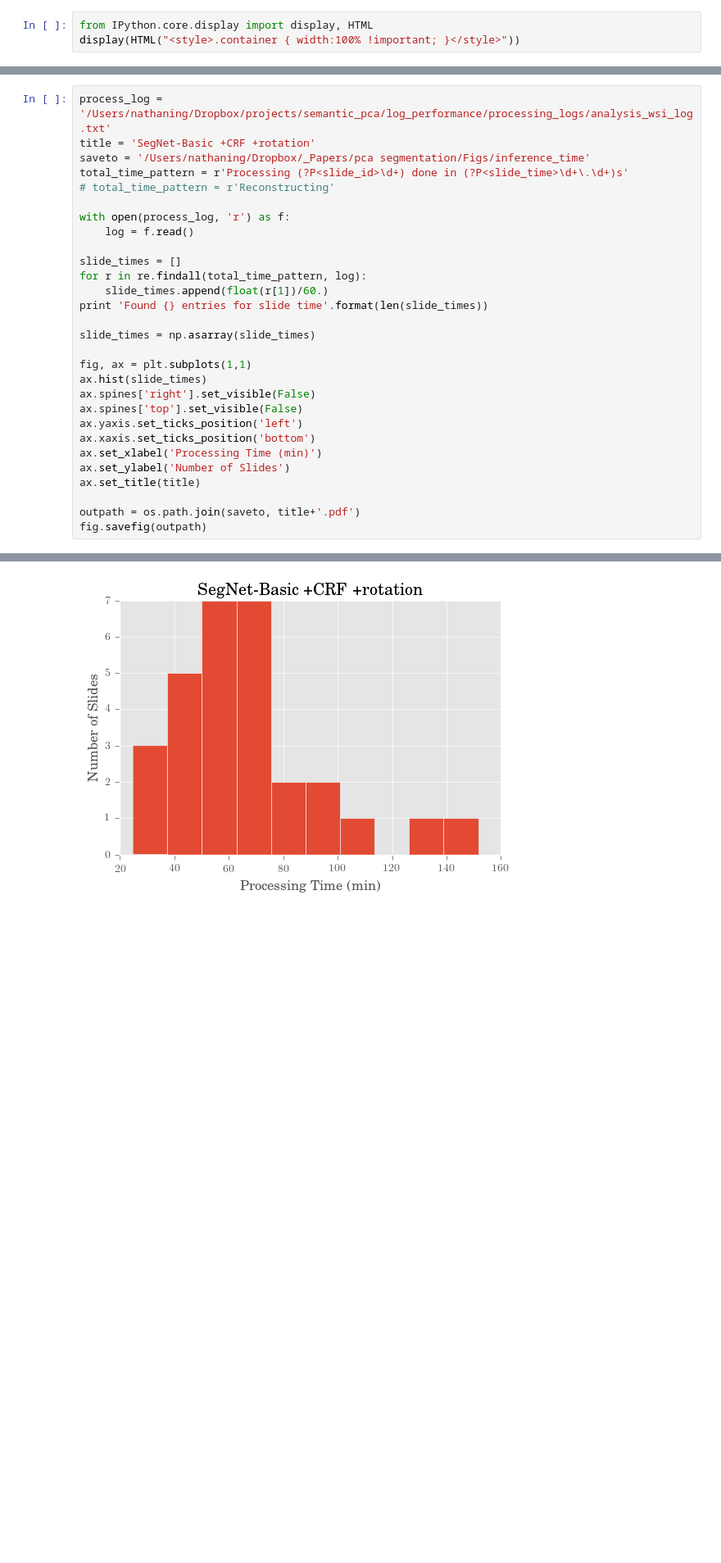
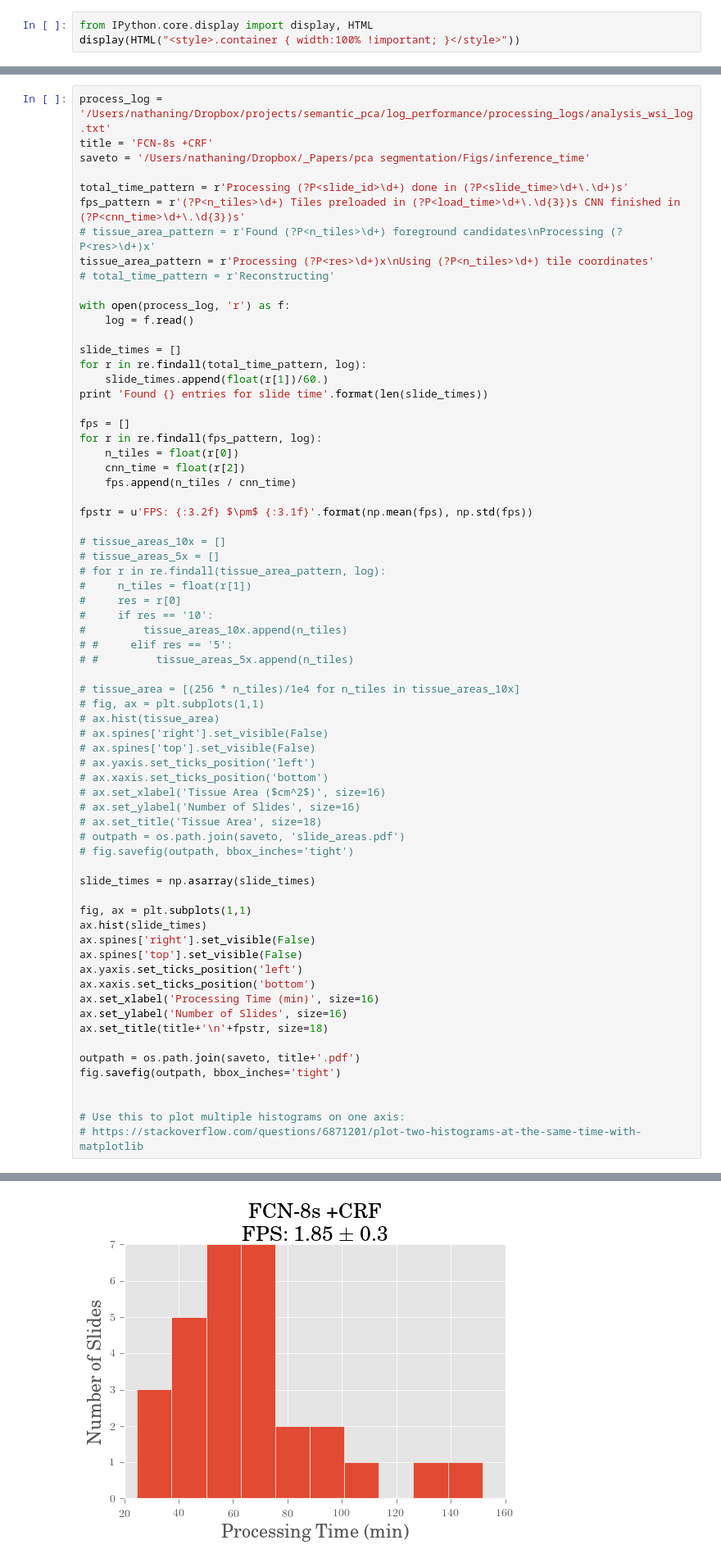
Before and after one commit to BioImageInformatics/histo_seg, a Jupyter notebook: notebooks/plot_logs.ipynb, the cells around one changed output, grey strips where cells are left out. Shown: that part at 82% size. Cells and saved outputs as stored; diff of their text form; blank space fills up the shorter version.

```diff
--- a/notebooks/plot_logs.ipynb
+++ b/notebooks/plot_logs.ipynb
@@ -150,33 +150,72 @@ Plotting raw values
 [figure]
 # %%
 process_log = '/Users/nathaning/Dropbox/projects/semantic_pca/log_performance/processing_logs/analysis_wsi_log.txt'
-title = 'SegNet-Basic +CRF +rotation'
+title = 'FCN-8s +CRF'
 saveto = '/Users/nathaning/Dropbox/_Papers/pca segmentation/Figs/inference_time'
+
 total_time_pattern = r'Processing (?P<slide_id>\d+) done in (?P<slide_time>\d+\.\d+)s'
+fps_pattern = r'(?P<n_tiles>\d+) Tiles preloaded in (?P<load_time>\d+\.\d{3})s CNN finished in (?P<cnn_time>\d+\.\d{3})s'
+# tissue_area_pattern = r'Found (?P<n_tiles>\d+) foreground candidates\nProcessing (?P<res>\d+)x'
+tissue_area_pattern = r'Processing (?P<res>\d+)x\nUsing (?P<n_tiles>\d+) tile coordinates'
 # total_time_pattern = r'Reconstructing'
 
 with open(process_log, 'r') as f:
     log = f.read()
 
 slide_times = []
 for r in re.findall(total_time_pattern, log):
     slide_times.append(float(r[1])/60.)
 print 'Found {} entries for slide time'.format(len(slide_times))
 
+fps = []
+for r in re.findall(fps_pattern, log):
+    n_tiles = float(r[0])
+    cnn_time = float(r[2])
+    fps.append(n_tiles / cnn_time)
+
+fpstr = u'FPS: {:3.2f} $\pm$ {:3.1f}'.format(np.mean(fps), np.std(fps))
+
+# tissue_areas_10x = []
+# tissue_areas_5x = []
+# for r in re.findall(tissue_area_pattern, log):
+#     n_tiles = float(r[1])
+#     res = r[0]
+#     if res == '10':
+#         tissue_areas_10x.append(n_tiles)
+# #     elif res == '5':
+# #         tissue_areas_5x.append(n_tiles)
+
+# tissue_area = [(256 * n_tiles)/1e4 for n_tiles in tissue_areas_10x]
+# fig, ax = plt.subplots(1,1)
+# ax.hist(tissue_area)
+# ax.spines['right'].set_visible(False)
+# ax.spines['top'].set_visible(False)
+# ax.yaxis.set_ticks_position('left')
+# ax.xaxis.set_ticks_position('bottom')
+# ax.set_xlabel('Tissue Area ($cm^2$)', size=16)
+# ax.set_ylabel('Number of Slides', size=16)
+# ax.set_title('Tissue Area', size=18)
+# outpath = os.path.join(saveto, 'slide_areas.pdf')
+# fig.savefig(outpath, bbox_inches='tight')
+
 slide_times = np.asarray(slide_times)
 
 fig, ax = plt.subplots(1,1)
 ax.hist(slide_times)
 ax.spines['right'].set_visible(False)
 ax.spines['top'].set_visible(False)
 ax.yaxis.set_ticks_position('left')
 ax.xaxis.set_ticks_position('bottom')
-ax.set_xlabel('Processing Time (min)')
-ax.set_ylabel('Number of Slides')
-ax.set_title(title)
+ax.set_xlabel('Processing Time (min)', size=16)
+ax.set_ylabel('Number of Slides', size=16)
+ax.set_title(title+'\n'+fpstr, size=18)
 
 outpath = os.path.join(saveto, title+'.pdf')
-fig.savefig(outpath)
+fig.savefig(outpath, bbox_inches='tight')
+
+
+# Use this to plot multiple histograms on one axis:
+# https://stackoverflow.com/questions/6871201/plot-two-histograms-at-the-same-time-with-matplotlib
 # %% [output]
 Found 29 entries for slide time
-[figure, old version]
+[figure, new version]
```
Also changed, not shown: parts of 1 cell of this notebook, 3 other files.
